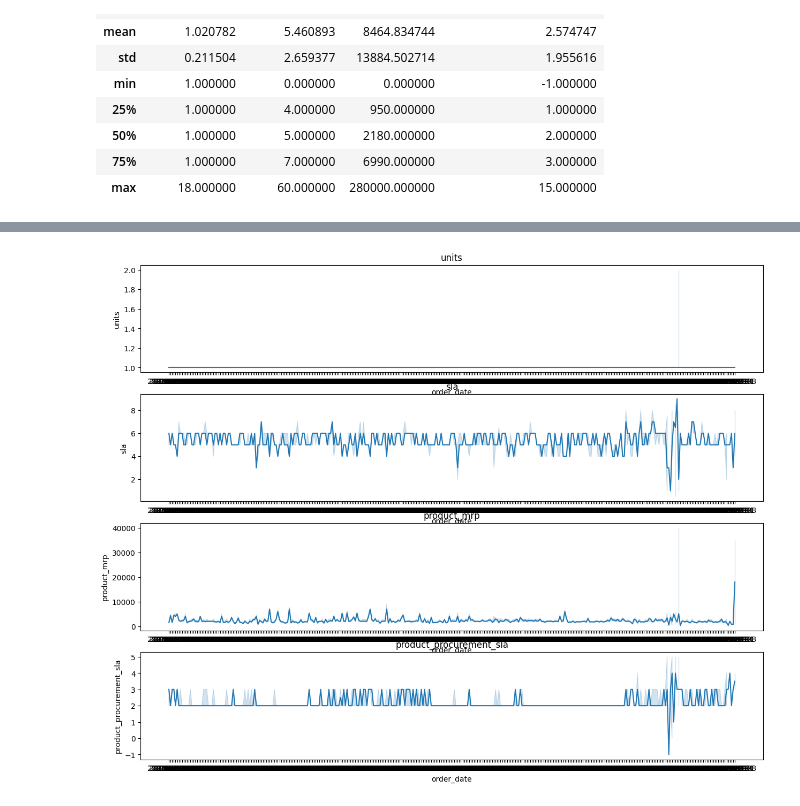
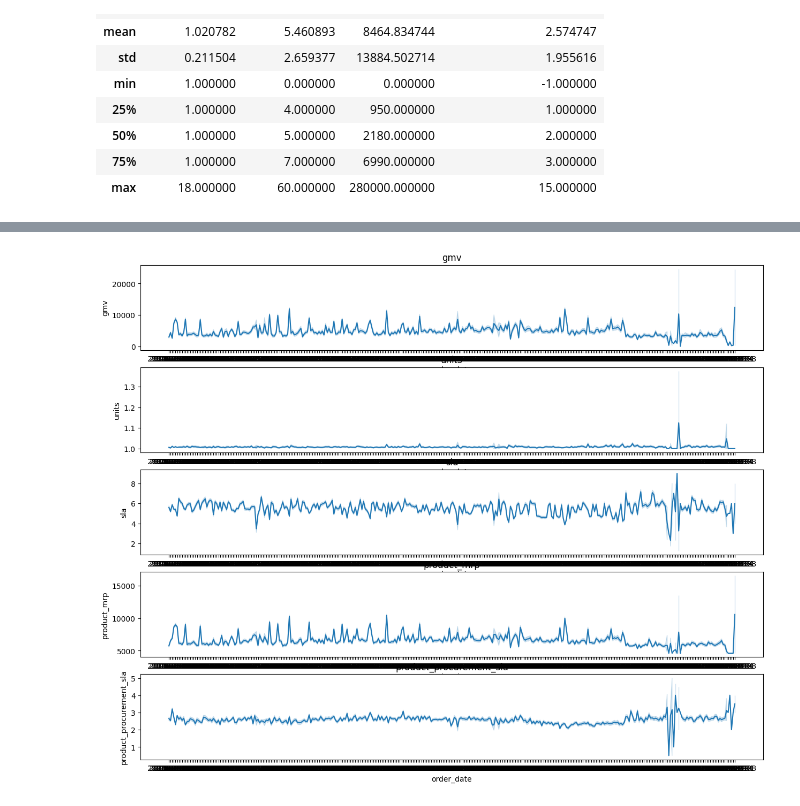
Before and after one commit to PrajsPrabs/UpgradBACaseStudy, a Jupyter notebook: EComm1.ipynb, the cells around one changed output, grey strips where cells are left out. Saved outputs shown, nothing was run; the diff lists cells and outputs as text; code cells hidden in the pictures.

```diff
--- a/EComm1.ipynb
+++ b/EComm1.ipynb
@@ -431,6 +431,8 @@ EleData2=EleData_1.drop(['fsn_id','cust_id','product_analytic_vertical','order_i
 ## keep only July 2015 to June 2016 data
 
 EleData2=EleData2.where((EleData2['order_date']>='2015-07-01') & (EleData2['order_date']<='2016-06-30'))
+# %%
+EleData2['gmv']=EleData2['gmv'].astype(float)
 # %%
 EleData2.info()
 # %% [output]
@@ -488,7 +490,7 @@ EleData2[num].describe()
 plt.figure(figsize=(15, 9))
 x=1
 for i in num:
-  plt.subplot(2,2,x)
+  plt.subplot(3,2,x)
   plt.title(i)
   sns.barplot(x=EleData2['Month'],y=EleData2[i],hue=EleData2['Year'])
   x=x+1
@@ -498,7 +500,7 @@ for i in num:
 plt.figure(figsize=(15, 15))
 x=1
 for i in num:
-  plt.subplot(2,2,x)
+  plt.subplot(3,2,x)
   plt.title(i)
   sns.boxplot(x=EleData2['Month'],y=EleData2[i],hue=EleData2['Year'])
   x=x+1
@@ -507,10 +507,10 @@ for i in num:
 # %%
 plt.figure(figsize=(15, 12))
 x=1
 for i in num:
-  plt.subplot(4,1,x)
+  plt.subplot(5,1,x)
   plt.title(i)
-  sns.lineplot(x=EleData2['order_date'],y=EleData2[i],estimator=nm.median)
+  sns.lineplot(x=EleData2['order_date'],y=EleData2[i])
   x=x+1
 # %% [output]
-[figure, old version]
+[figure, new version]
```
Also changed, not shown: parts of 16 cells of this notebook.
